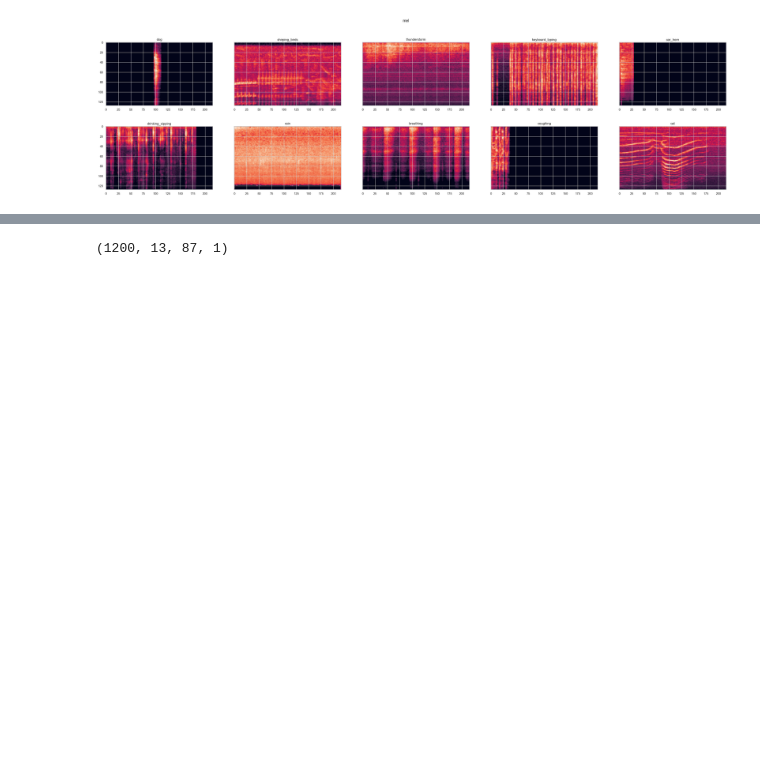
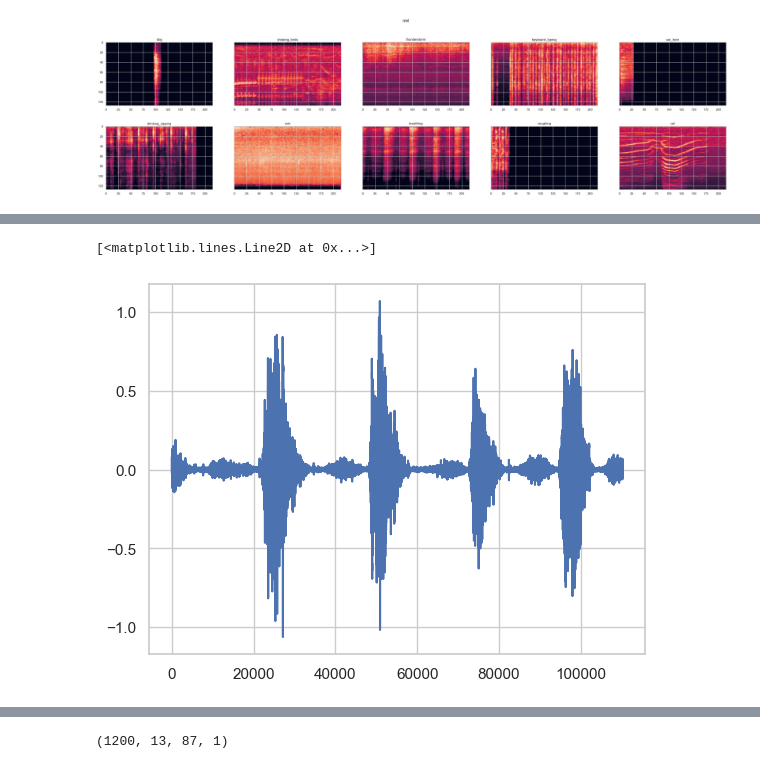
Before and after one commit to cancamilo/sound-classifier, a Jupyter notebook: sound-data-exploration.ipynb, the cells around one changed output, grey strips where cells are left out. Drawn from its saved outputs; the diff is of its cells as text; code cells hidden in the pictures; blank space fills up the shorter version.

```diff
--- a/sound-data-exploration.ipynb
+++ b/sound-data-exploration.ipynb
@@ -165,0 +282,3 @@ dis_feature(mel_spectrograms)
+# %%
+dyn_change = np.random.uniform(low=1.5,high=2.5)
+data = signal * dyn_change
@@ -165,0 +303,6 @@ dis_feature(mel_spectrograms)
+# %%
+plt.plot(data)
+plt.show()
+# %% [output]
+[<matplotlib.lines.Line2D at 0x...>]
+[figure, added]
```
Also changed, not shown: parts of 20 cells of this notebook, 1 other file.
